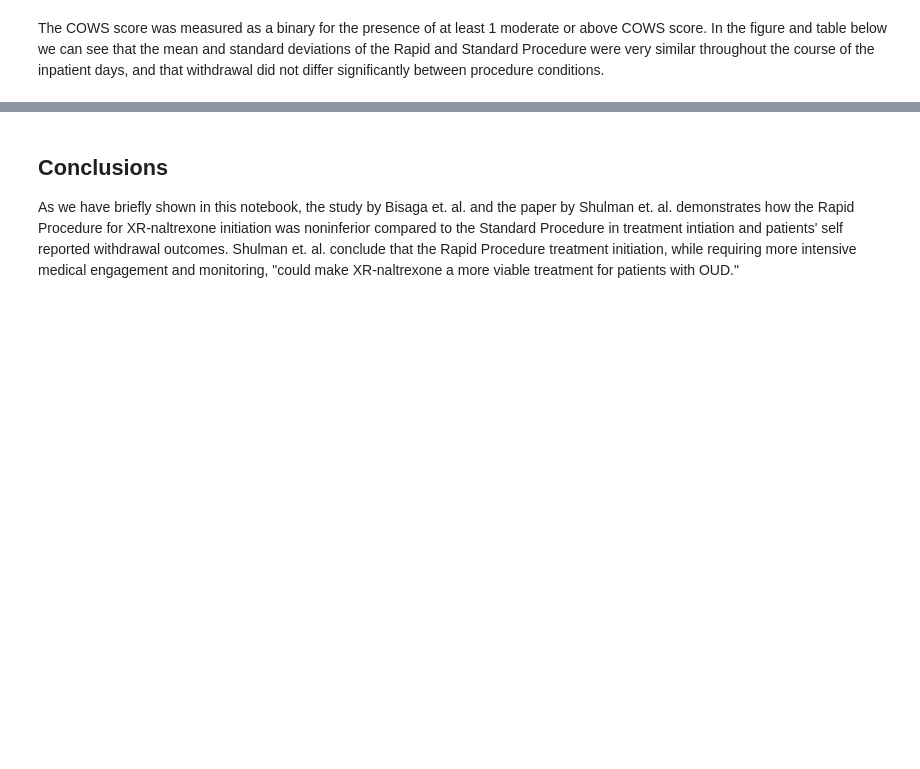
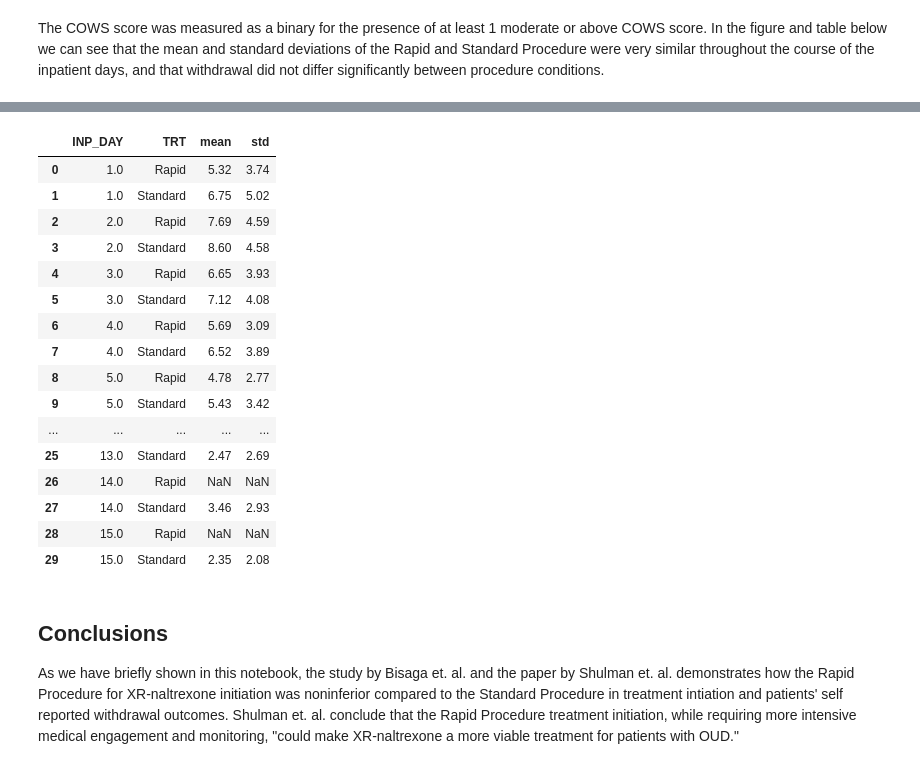
Before and after one commit to uc-cdis/containers, a Jupyter notebook: HEAL-notebooks/combined_tutorials/HDP01319_SWIFT.ipynb, the cells around one changed output, grey strips where cells are left out. Cells and saved outputs as stored; diff of their text form; code cells hidden in the pictures; blank space fills up the shorter version.

```diff
--- a/HEAL-notebooks/combined_tutorials/HDP01319_SWIFT.ipynb
+++ b/HEAL-notebooks/combined_tutorials/HDP01319_SWIFT.ipynb
@@ -170,6 +116,23 @@ Image(filename="img/SWIFT_OUD_Treatment/figure1.png")
 # %%
-df2_viz = df2_viz.round(2)
-Markdown(df2_viz.T.to_markdown())
+df2_viz.round(2)
+# %% [output]
+|  | INP_DAY | TRT | mean | std |
+| 0 | 1.0 | Rapid | 5.32 | 3.74 |
+| 1 | 1.0 | Standard | 6.75 | 5.02 |
+| 2 | 2.0 | Rapid | 7.69 | 4.59 |
+| 3 | 2.0 | Standard | 8.60 | 4.58 |
+| 4 | 3.0 | Rapid | 6.65 | 3.93 |
+| 5 | 3.0 | Standard | 7.12 | 4.08 |
+| 6 | 4.0 | Rapid | 5.69 | 3.09 |
+| 7 | 4.0 | Standard | 6.52 | 3.89 |
+| 8 | 5.0 | Rapid | 4.78 | 2.77 |
+| 9 | 5.0 | Standard | 5.43 | 3.42 |
+| ... | ... | ... | ... | ... |
+| 25 | 13.0 | Standard | 2.47 | 2.69 |
+| 26 | 14.0 | Rapid | NaN | NaN |
+| 27 | 14.0 | Standard | 3.46 | 2.93 |
+| 28 | 15.0 | Rapid | NaN | NaN |
+| 29 | 15.0 | Standard | 2.35 | 2.08 |
 # %% [markdown]
 ## Conclusions
 
```
Also changed, not shown: parts of 17 cells of this notebook.
